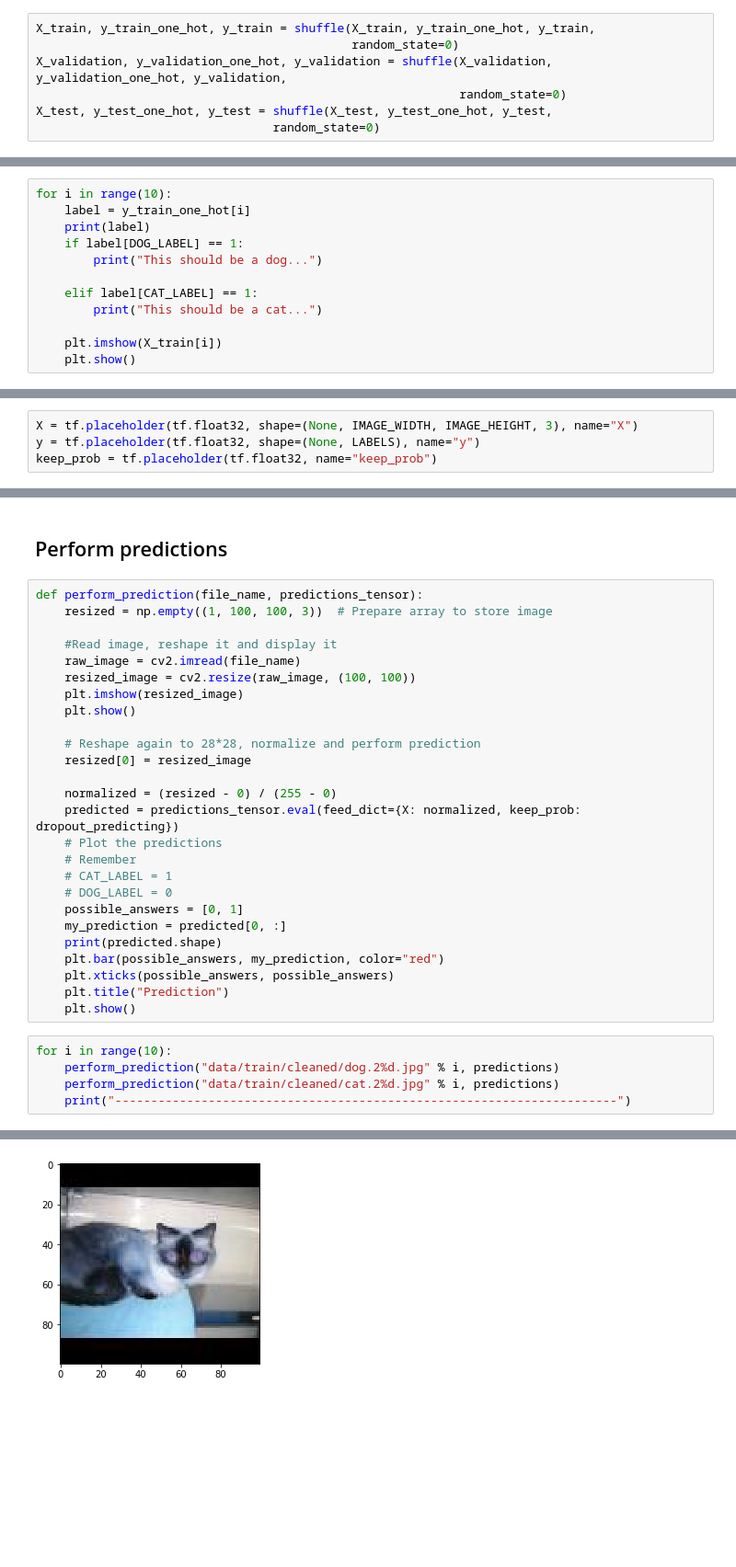
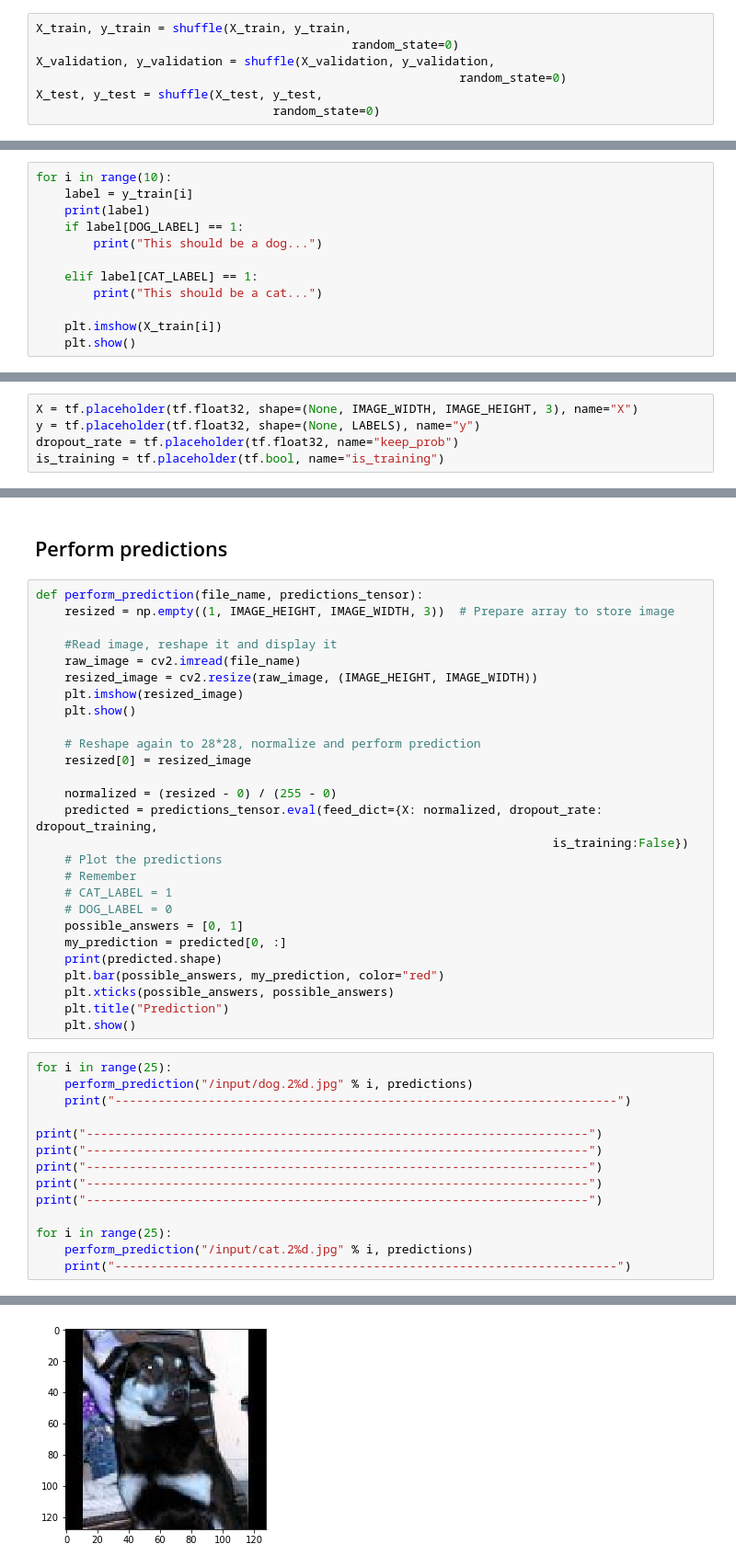
Before and after one commit to moriano/loco-learning, a Jupyter notebook: cats-vs-dogs/cats-vs-dogs.ipynb, the cells around one changed output, grey strips where cells are left out. Shown at 92% size. Cells and saved outputs as stored; diff of their text form; blank space fills up the shorter version.

```diff
--- a/cats-vs-dogs/cats-vs-dogs.ipynb
+++ b/cats-vs-dogs/cats-vs-dogs.ipynb
@@ -291,11 +311,11 @@ X_test  (1000, 100, 100, 3)  y_test_one_hot  (1000, 2)
 # %% [markdown]
 ### And finally shuffle the arrays so that our batches are not all dogs or all cats
 # %%
-X_train, y_train_one_hot, y_train = shuffle(X_train, y_train_one_hot, y_train,
+X_train, y_train = shuffle(X_train, y_train,
                                             random_state=0)
-X_validation, y_validation_one_hot, y_validation = shuffle(X_validation, y_validation_one_hot, y_validation,
+X_validation, y_validation = shuffle(X_validation, y_validation,
                                                            random_state=0)
-X_test, y_test_one_hot, y_test = shuffle(X_test, y_test_one_hot, y_test,
+X_test, y_test = shuffle(X_test, y_test,
                                  random_state=0)
 # %%
 print(y_train[0:10])
@@ -316,7 +334,7 @@ print(y_train_one_hot[0:10])
 ### Now, lets veryfy that we have shuffled correctly, we will display the first ten images of the train set and check that against the first 10 labels
 # %%
 for i in range(10):
-    label = y_train_one_hot[i]
+    label = y_train[i]
     print(label)
     if label[DOG_LABEL] == 1:
         print("This should be a dog...")
@@ -411,4 +447,5 @@ LABELS = 2 # Either cats or dogs
 # %%
 X = tf.placeholder(tf.float32, shape=(None, IMAGE_WIDTH, IMAGE_HEIGHT, 3), name="X")
 y = tf.placeholder(tf.float32, shape=(None, LABELS), name="y")
-keep_prob = tf.placeholder(tf.float32, name="keep_prob")
+dropout_rate = tf.placeholder(tf.float32, name="keep_prob")
+is_training = tf.placeholder(tf.bool, name="is_training")
@@ -580,11 +702,11 @@ Batch 60 / 62 completed...
 ## Perform predictions
 # %%
 def perform_prediction(file_name, predictions_tensor):
-    resized = np.empty((1, 100, 100, 3))  # Prepare array to store image
+    resized = np.empty((1, IMAGE_HEIGHT, IMAGE_WIDTH, 3))  # Prepare array to store image
 
     #Read image, reshape it and display it
     raw_image = cv2.imread(file_name)
-    resized_image = cv2.resize(raw_image, (100, 100))
+    resized_image = cv2.resize(raw_image, (IMAGE_HEIGHT, IMAGE_WIDTH))
     plt.imshow(resized_image)
     plt.show()
 
@@ -592,7 +714,8 @@ def perform_prediction(file_name, predictions_tensor):
     resized[0] = resized_image
 
     normalized = (resized - 0) / (255 - 0)
-    predicted = predictions_tensor.eval(feed_dict={X: normalized, keep_prob: dropout_predicting})
+    predicted = predictions_tensor.eval(feed_dict={X: normalized, dropout_rate: dropout_training,
+                                                                        is_training:False})
     # Plot the predictions
     # Remember
     # CAT_LABEL = 1
@@ -605,8 +728,17 @@ def perform_prediction(file_name, predictions_tensor):
     plt.title("Prediction")
     plt.show()
 # %%
-for i in range(10):
-    perform_prediction("data/train/cleaned/dog.2%d.jpg" % i, predictions)
-    perform_prediction("data/train/cleaned/cat.2%d.jpg" % i, predictions)
+for i in range(25):
+    perform_prediction("/input/dog.2%d.jpg" % i, predictions)
     print("----------------------------------------------------------------------")
+
+print("----------------------------------------------------------------------")
+print("----------------------------------------------------------------------")
+print("----------------------------------------------------------------------")
+print("----------------------------------------------------------------------")
+print("----------------------------------------------------------------------")
+
+for i in range(25):
+    perform_prediction("/input/cat.2%d.jpg" % i, predictions)
+    print("----------------------------------------------------------------------")
 # %% [output]
@@ -616 +749 @@ for i in range(10):
-[figure, old version]
+[figure, new version]
```
Also changed, not shown: parts of 31 cells of this notebook, 3 other files.
